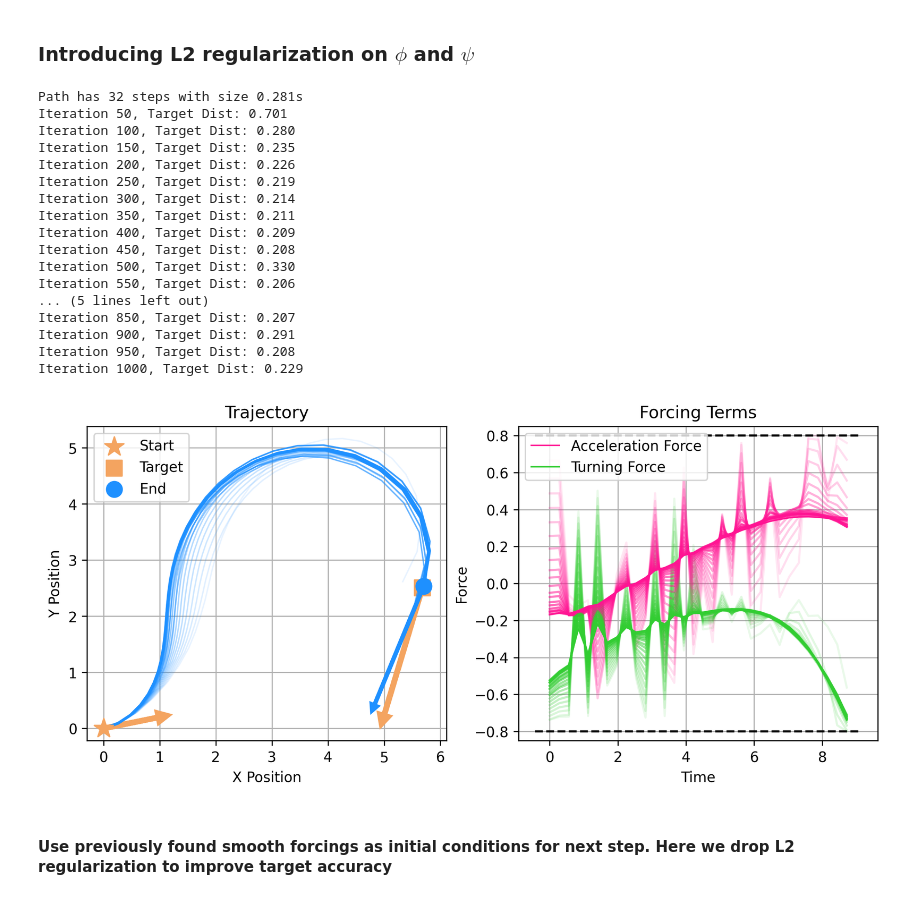
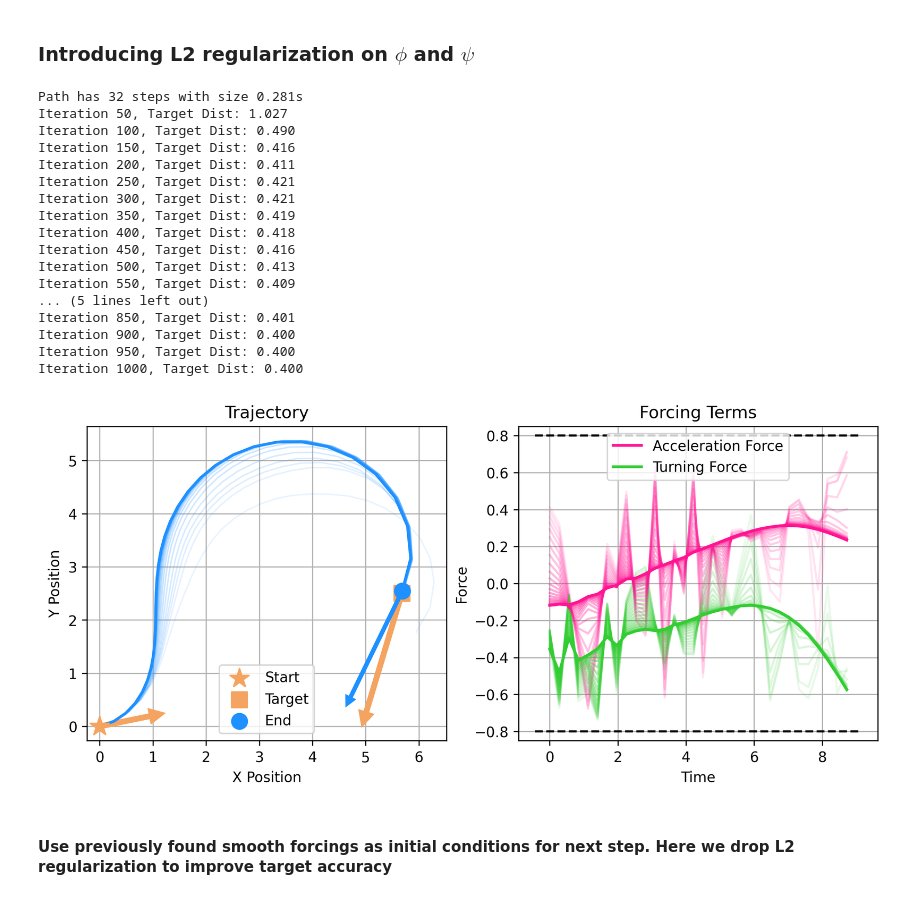
Before and after one commit to kennethwirjadisastra/trajectoryOptimization, a Jupyter notebook: path_adam.ipynb, the cells around one changed output. Cells and saved outputs as stored; diff of their text form; code cells hidden in the pictures.

```diff
--- a/path_adam.ipynb
+++ b/path_adam.ipynb
@@ -91,7 +89,7 @@ def plot_traj(V_records, target, alphas=None, ax=None, figsize=(8,6)):
 
     if alphas is None:
         alphas = np.ones(num_records)
-        alphas[:-1] = np.linspace(0.1, 0.8, num_records-1)
+        alphas[:-1] = np.linspace(0.1, 0.5, num_records-1)
 
     arrowDir = lambda V: (V[3]*np.cos(V[2]), V[3]*np.sin(V[2]))
 
@@ -129,7 +127,7 @@ def plot_forcing(F_records, ts_records, alphas=None, ax=None, figsize=(8,6)):
 
     if alphas is None:
         alphas = np.ones(num_records)
-        alphas[:-1] = np.linspace(0.1, 0.8, num_records-1)
+        alphas[:-1] = np.linspace(0.1, 0.5, num_records-1)
 
     fig_exists = False
     if ax is None:
@@ -141,7 +139,7 @@ def plot_forcing(F_records, ts_records, alphas=None, ax=None, figsize=(8,6)):
         plt.plot(ts_records[i,:-1].detach().numpy(), F_records[i,:,0].detach().numpy(), color='deeppink', lw=lw, alpha=alphas[i])
         plt.plot(ts_records[i,:-1].detach().numpy(), F_records[i,:,1].detach().numpy(), color='limegreen', lw=lw, alpha=alphas[i])
 
-    lw = 1 if alphas[i] != 1 else 2
+    lw = 1 if alphas[-1] != 1 else 2
     plt.plot(ts_records[-1,:-1].detach().numpy(), F_records[-1,:,0].detach().numpy(), color='deeppink', lw=lw, alpha=alphas[-1], label='Acceleration Force')
     plt.plot(ts_records[-1,:-1].detach().numpy(), F_records[-1,:,1].detach().numpy(), color='limegreen', lw=lw, alpha=alphas[-1], label='Turning Force')
 
@@ -202,21 +200,20 @@ for i in range(iters):
     loss.backward()
     optim.step()
 
-    with pt.no_grad():
-        F_mat.copy_(get_forcing(pt.stack(V_mat[:-1]), F_mat))
+    #with pt.no_grad():
+    #    F_mat.copy_(get_forcing(pt.stack(V_mat[:-1]), F_mat))
 
     if i % plot_freq == plot_freq-1:
         print(f"Iteration {i+1}, Target Dist: {target_loss ** 0.5:.3f}")
         if i < iters-1:
             traj, ts = to_tensor(V_mat)
             V_records[record_idx,:,:] = traj
-            F_records[record_idx,:,:].copy_(F_mat)
+            F_records[record_idx,:,:] = get_forcing(pt.stack(V_mat[:-1]), F_mat)
             ts_records[record_idx,:] = ts
 
 traj, ts = to_tensor(V_mat)
-traj, ts = to_tensor(V_mat)
 V_records[record_idx,:,:] = traj
-F_records[record_idx,:,:].copy_(F_mat)
+F_records[record_idx,:,:] = get_forcing(pt.stack(V_mat[:-1]), F_mat)
 ts_records[record_idx,:] = ts
 # %% [output]
 Path has 32 steps with size 0.281s
@@ -255,9 +252,11 @@ print(f'Path has {n_steps} steps with size {dt:0.3g}s')
 v0 = pt.tensor([0, 0, 0.2, 1, 1, t0], requires_grad=True)
 target = pt.tensor([5.68071168, 2.5029068, -1.8625, 2.375, -1.75])
 
-F_mat_init = pt.randn((n_steps, 2))
+#F_logits_init = pt.randn((n_steps, 2))
+# randomly initialized forcings
+F_logits_init = pt.from_numpy(np.loadtxt('F_logits_init.csv', delimiter=','))
 
-F_mat = nn.Parameter(F_mat_init.clone().detach())
+F_mat = nn.Parameter(F_logits_init.clone().detach())
 V_mat, (target_loss, time_loss, l2_loss) = compute_path_autograd(v0, F_mat, target, dt)
 
 optim = pt.optim.AdamW([F_mat], lr=6e-2, weight_decay=0)
@@ -288,21 +287,17 @@ for i in range(iters):
     loss.backward()
     optim.step()
 
-    with pt.no_grad():
-        F_mat.copy_(get_forcing(pt.stack(V_mat[:-1]), F_mat))
-
     if i % plot_freq == plot_freq-1:
         print(f"Iteration {i+1}, Target Dist: {target_loss ** 0.5:.3f}")
         if i < iters-1:
             traj, ts = to_tensor(V_mat)
             V_records[record_idx,:,:] = traj
-            F_records[record_idx,:,:].copy_(F_mat)
+            F_records[record_idx,:,:] = get_forcing(pt.stack(V_mat[:-1]), F_mat)
             ts_records[record_idx,:] = ts
 
 traj, ts = to_tensor(V_mat)
-traj, ts = to_tensor(V_mat)
 V_records[record_idx,:,:] = traj
-F_records[record_idx,:,:].copy_(F_mat)
+F_records[record_idx,:,:] = get_forcing(pt.stack(V_mat[:-1]), F_mat)
 ts_records[record_idx,:] = ts
 
 fig, (ax1, ax2) = plt.subplots(nrows=1, ncols=2, figsize=(10,4), dpi=300)
@@ -340,7 +335,7 @@ print(f'Path has {n_steps} steps with size {dt:0.3g}s')
 v0 = pt.tensor([0, 0, 0.2, 1, 1, t0], requires_grad=True)
 target = pt.tensor([5.68071168, 2.5029068, -1.8625, 2.375, -1.75])
 
-F_mat = nn.Parameter(F_mat_init.clone().detach())
+F_mat = nn.Parameter(F_logits_init.clone().detach())
 V_mat, (target_loss, time_loss, l2_loss) = compute_path_autograd(v0, F_mat, target, dt)
 
 optim = pt.optim.AdamW([F_mat], lr=6e-2, weight_decay=0)
@@ -348,6 +343,7 @@ optim = pt.optim.AdamW([F_mat], lr=6e-2, weight_decay=0)
 
 pt.autograd.set_detect_anomaly(False)
 
+figaxs = None
 iters = 1000
 plot_freq = 50
 num_records = iters//plot_freq if iters%plot_freq == 0 else iters//plot_freq + 1
@@ -361,57 +357,52 @@ for i in range(iters):
     record_idx = i // plot_freq
 
     optim.zero_grad()
     V_mat, (target_loss, time_loss, l2_loss) = compute_path_autograd(v0, F_mat, target, dt)
 
 
     dist = target_loss ** 0.5
-
-    l2_coef = 4e0
+    l2_coef = 10e0
 
     loss = target_loss + l2_coef*l2_loss
     loss.backward()
     optim.step()
-
-    with pt.no_grad():
-        F_mat.copy_(get_forcing(pt.stack(V_mat[:-1]), F_mat))
 
     if i % plot_freq == plot_freq-1:
         print(f"Iteration {i+1}, Target Dist: {target_loss ** 0.5:.3f}")
         if i < iters-1:
             traj, ts = to_tensor(V_mat)
             V_records[record_idx,:,:] = traj
-            F_records[record_idx,:,:].copy_(F_mat)
+            F_records[record_idx,:,:] = get_forcing(pt.stack(V_mat[:-1]), F_mat)
             ts_records[record_idx,:] = ts
 
 traj, ts = to_tensor(V_mat)
-traj, ts = to_tensor(V_mat)
 V_records[record_idx,:,:] = traj
-F_records[record_idx,:,:].copy_(F_mat)
+F_records[record_idx,:,:] = get_forcing(pt.stack(V_mat[:-1]), F_mat)
 ts_records[record_idx,:] = ts
 
 fig, (ax1, ax2) = plt.subplots(nrows=1, ncols=2, figsize=(10,4), dpi=300)
 plot_traj(V_records, target, ax=ax1)
 plot_forcing(F_records, ts_records, ax=ax2)
 plt.show()
 # %% [output]
 Path has 32 steps with size 0.281s
-Iteration 50, Target Dist: 0.701
-Iteration 100, Target Dist: 0.280
-Iteration 150, Target Dist: 0.235
-Iteration 200, Target Dist: 0.226
-Iteration 250, Target Dist: 0.219
-Iteration 300, Target Dist: 0.214
-Iteration 350, Target Dist: 0.211
-Iteration 400, Target Dist: 0.209
-Iteration 450, Target Dist: 0.208
-Iteration 500, Target Dist: 0.330
-Iteration 550, Target Dist: 0.206
+Iteration 50, Target Dist: 1.027
+Iteration 100, Target Dist: 0.490
+Iteration 150, Target Dist: 0.416
+Iteration 200, Target Dist: 0.411
+Iteration 250, Target Dist: 0.421
+Iteration 300, Target Dist: 0.421
+Iteration 350, Target Dist: 0.419
+Iteration 400, Target Dist: 0.418
+Iteration 450, Target Dist: 0.416
+Iteration 500, Target Dist: 0.413
+Iteration 550, Target Dist: 0.409
 ... (5 lines left out)
-Iteration 850, Target Dist: 0.207
-Iteration 900, Target Dist: 0.291
-Iteration 950, Target Dist: 0.208
-Iteration 1000, Target Dist: 0.229
+Iteration 850, Target Dist: 0.401
+Iteration 900, Target Dist: 0.400
+Iteration 950, Target Dist: 0.400
+Iteration 1000, Target Dist: 0.400
-[figure, old version]
+[figure, new version]
 # %% [markdown]
 #### Use previously found smooth forcings as initial conditions for next step. Here we drop L2 regularization to improve target accuracy
 # %%
```
Also changed, not shown: parts of 5 cells of this notebook, 1 other file.
